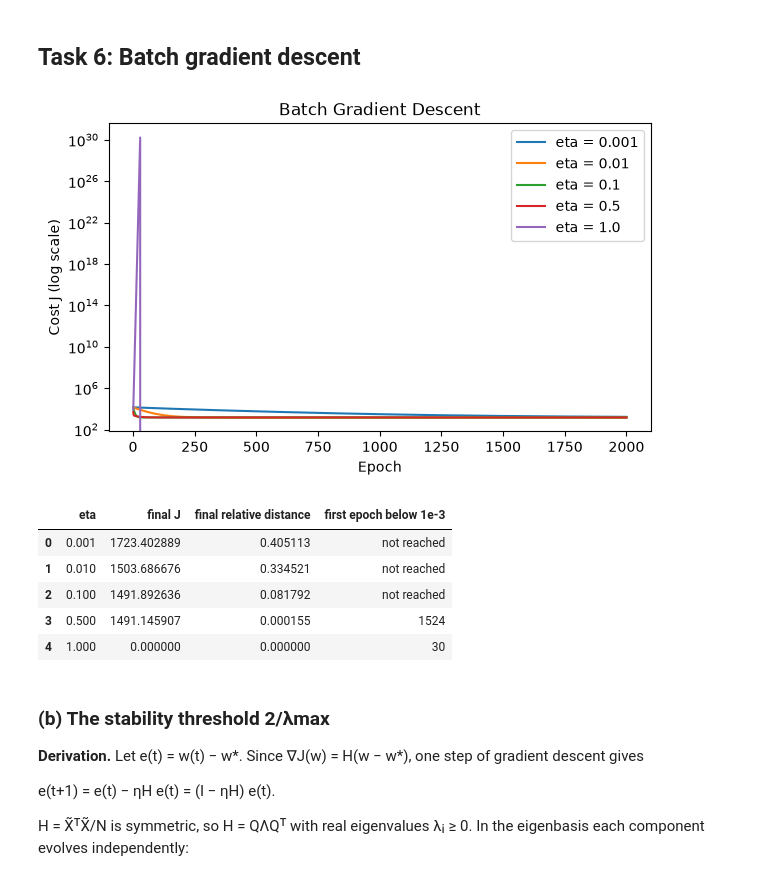
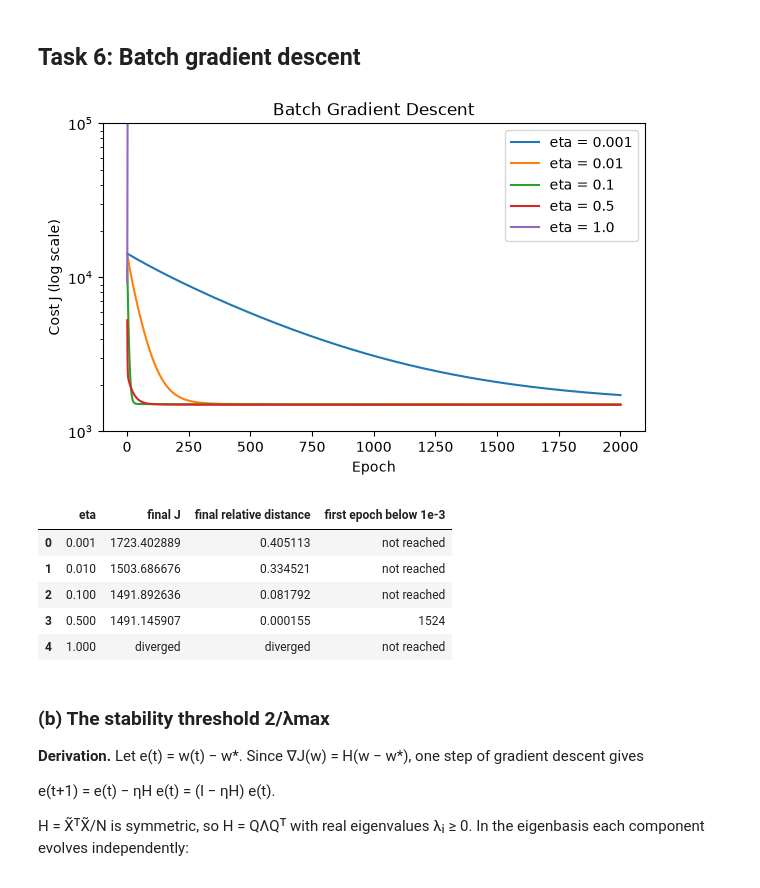
Before and after one commit to salmaselim77/intro-to-ml-assignment, a Jupyter notebook: assignment_2.ipynb, the cells around one changed output. Drawn from its saved outputs; the diff is of its cells as text; code cells hidden in the pictures.

```diff
--- a/assignment2.ipynb
+++ b/assignment_2.ipynb
@@ -448,7 +455,9 @@ def gradient_descent(X, y, eta, num_epochs, w_star):
         J_history[epoch] = compute_cost(X, y, w)
         dist_history[epoch] = np.linalg.norm(w - w_star) / np.linalg.norm(w_star)
 
-        if not np.isfinite(J_history[epoch]) or J_history[epoch] > 1e30: #diverged
+        if not np.isfinite(J_history[epoch]) or J_history[epoch] > 1e30:   # diverged
+            J_history[epoch + 1:] = np.inf
+            dist_history[epoch + 1:] = np.inf
             break
 
     return w, J_history, dist_history
@@ -467,40 +476,41 @@ for eta in etas:
 
     diverged = not np.isfinite(J_history[-1]) or J_history[-1] > J_history[0]
 
     reached = np.where(dist_history < 1e-3)[0]
     first_epoch = reached[0] + 1 if len(reached) > 0 else "not reached"
 
     plt.semilogy(range(1, num_epochs + 1), J_history, label=f"eta = {eta}")
 
     if diverged:
         final_J = "diverged"
         final_distance = "diverged"
     else:
         final_J = J_history[-1]
         final_distance = dist_history[-1]
 
     results.append({
         "eta": eta,
         "final J": final_J,
         "final relative distance": final_distance,
         "first epoch below 1e-3": first_epoch
     })
 
 plt.xlabel("Epoch")
 plt.ylabel("Cost J (log scale)")
 plt.title("Batch Gradient Descent")
+plt.ylim(1e3, 1e5)
 plt.legend()
 plt.show()
 
 pd.DataFrame(results)
 # %% [output]
-[figure, old version]
+[figure, new version]
 |  | eta | final J | final relative distance | first epoch below 1e-3 |
 | 0 | 0.001 | 1723.402889 | 0.405113 | not reached |
 | 1 | 0.010 | 1503.686676 | 0.334521 | not reached |
 | 2 | 0.100 | 1491.892636 | 0.081792 | not reached |
 | 3 | 0.500 | 1491.145907 | 0.000155 | 1524 |
-| 4 | 1.000 | 0.000000 | 0.000000 | 30 |
+| 4 | 1.000 | diverged | diverged | not reached |
 # %% [markdown]
 ### (b) The stability threshold 2/λmax
 
```
Also changed, not shown: parts of 29 cells of this notebook.
